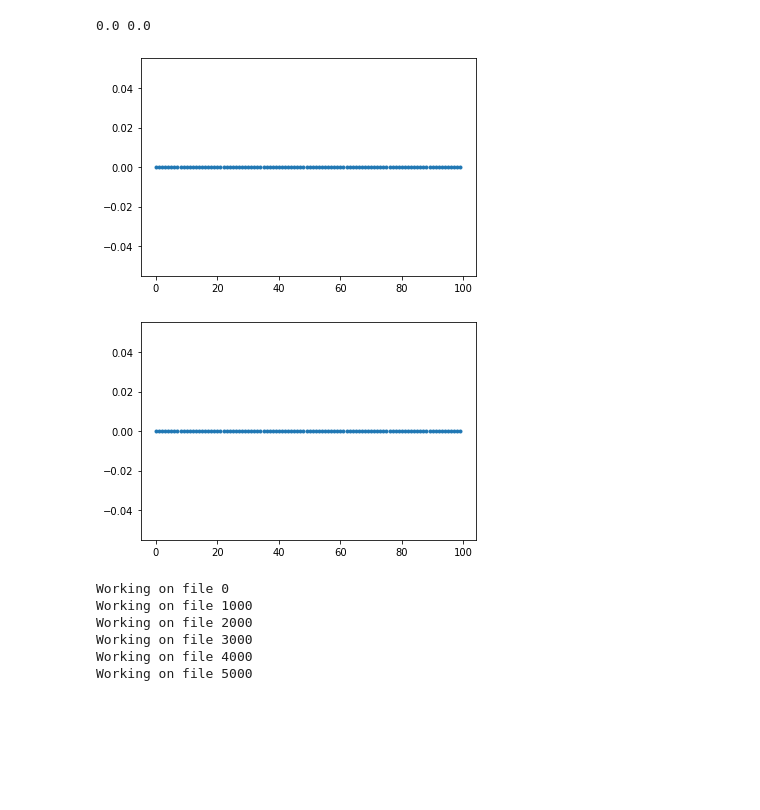
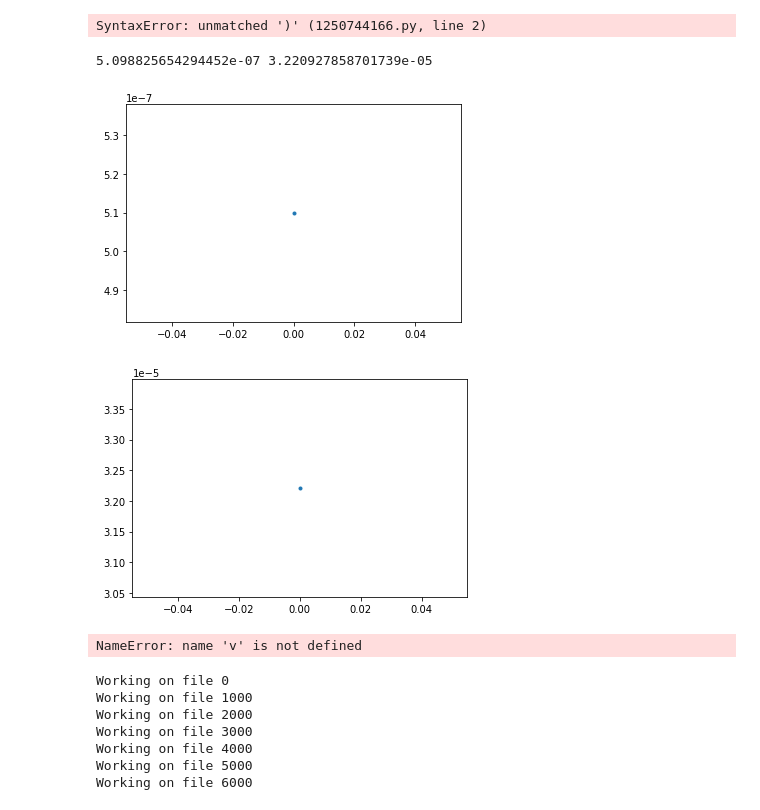
Before and after one commit to Moore-Lab/composite_DM, a Jupyter notebook: radon/radon_spectrum.ipynb, the cells around one changed output. Drawn from its saved outputs; the diff is of its cells as text; code cells hidden in the pictures; blank space fills up the shorter version.

Commit message:
Update for analysis of data with PD in small nipple

```diff
--- a/radon/radon_spectrum.ipynb
+++ b/radon/radon_spectrum.ipynb
@@ -8,5 +8,6 @@ from scipy.optimize import curve_fit
 # %%
-data_path = "/Volumes/GoogleDrive-108630187434314716047/My Drive/yale/uspheres/radon/5/"
+#data_path = "/Volumes/GoogleDrive-108630187434314716047/My Drive/yale/uspheres/radon/5/"
+data_path = "/Volumes/GoogleDrive-108630187434314716047/My Drive/yale/uspheres/impulse/radon/radon_in_nipple_6mbar/"
 flist = glob(data_path + "Alpha*.h5")
 
 Fs = 125e6/8 ## Hz, decimation factor 8
@@ -30,14 +31,14 @@ def create_trap_filt(Fs, trise, ttop):
 def trap_filt(y, temp):
     return np.convolve(y, temp, mode='same')
 # %%
-def ffn(x, A, t0, rt=2.7976149071029696e-07, ft=1.533437162044799e-05):
+def ffn(x, A, t0, rt=6.56e-07, ft=3.16e-05):
     xx = x-t0
-    xx[xx < 0] = 0
+    xx[xx <= 0] = 0
     out_vec = A*np.exp(-xx/ft)*(1-np.exp(-xx/rt))
     out_vec[x < t0] = 0
     return out_vec
 # %%
-def make_template_pulse(flist, npulses):
+def make_template_pulse(flist, npulses, make_plot=False):
 
     fit_vec = np.zeros( (npulses, 4) )
     for i,f in enumerate(flist[:npulses]):
@@ -46,8 +47,17 @@ def make_template_pulse(flist, npulses):
 
         t, v = np.array(currf['time']), np.array(currf['voltage'])
 
-        spars = [-5,1e-6,10e-6,4e-4]
+        spars = [-2,4.6e-4,6e-7,3e-5]
+
+        if(make_plot):
+            plt.figure()
+            plt.plot(t,v)
+            plt.plot(t, ffn(t, *spars), 'g')
+
         bp,_ = curve_fit(ffn, t, v, p0=spars)
+
+        if(make_plot):
+            plt.plot(t, ffn(t, *bp), 'r')
 
         fit_vec[i,:] = bp
 
@@ -56,0 +90,5 @@ bp = make_template_pulse(flist, 100)
+# %%
+bp = make_template_pulse(flist, 1, make_plot=True)
+print(bp)
+
+etemp = make_empirical_template(flist, 5000, make_plot=True)
@@ -57,17 +99,31 @@ bp = make_template_pulse(flist, 100)
+# %%
+def emp_ffn(A, y, model, t0):
+    chi2 = np.sum( (y - A*np.roll(model,t0))**2 )
+    return chi2
+# %% [output]
+SyntaxError: unmatched ')' (1250744166.py, line 2)
 # %%
 
 
 plt.figure()
-plt.plot(bp[:,1], '.')
+plt.plot(bp[:,2], '.')
 
 plt.figure()
-plt.plot(bp[:,2], '.')
+plt.plot(bp[:,3], '.')
 
-print(np.median(bp[:,1]), np.median(bp[:,2]))
+print(np.median(bp[:,2]), np.median(bp[:,3]))
 # %% [output]
-0.0 0.0
+5.098825654294452e-07 3.220927858701739e-05
-[figure, old version]
+[figure, new version]
-[figure, old version]
+[figure, new version]
+# %%
+res = minimize(emp_ffn,[-1,0], args=(v,etemp))
+print(res)
+plt.figure()
+plt.plot(v)
+plt.plot(-1*np.roll(etemp,0))
+# %% [output]
+NameError: name 'v' is not defined
 # %%
 remake_file = True
 do_fit = True
@@ -81,6 +137,8 @@ for i,f in enumerate(flist):
     if( i % 1000 == 0): print("Working on file %d"%i)
 
     currf = h5py.File(f, 'r')
+
+    time = np.asarray(currf['communicate_time'])
 
     t, v = np.array(currf['time']), np.array(currf['voltage'])
 
@@ -100,6 +158,9 @@ for i,f in enumerate(flist):
             gpts = (t > t[p-300]) & (t > t[p+500])
             try:
                 bp,_ = curve_fit(ffn, t, v, p0=[v_trap_filt[p], t[p]])
+                #res = minimize(emp_ffn,-1, args=(v,etemp,bp[1]))
+                #bp = res.x
+                #chi2 = np.sum( (v[gpts] - ffn(t[gpts], *bp))**2 )
                 chi2 = np.sum( (v[gpts] - ffn(t[gpts], *bp))**2 )
             except:
                 bp = [0,0]
@@ -109,23 +170,17 @@ for i,f in enumerate(flist):
             chi2 = -1
 
         ## 0: filtered amplitude, 1: maximum of the derivative, 2: baseline, 3: fit amplitude, 4: fit chi2, 5: file index
-        filt_dat.append([v_trap_filt[p], max_deriv, bl, bp[0], chi2, i])
+        filt_dat.append([v_trap_filt[p], max_deriv, bl, bp[0], chi2, time, i])
 
         #ispo216 = (bp[0]>-3.65 and bp[0]< -3.6)
         if(False):
             print(chi2, np.polyval([10,-10,35], bp[0]))
-            plt.figure(figsize=(12,4))
-            plt.subplot(1,2,2)
+            plt.figure(figsize=(6,4))
             plt.plot(t,-v)
             plt.plot(t,v_trap_filt)
-            plt.plot(t, -ffn(t, *bp) )
+            #plt.plot(t, -bp[0]*np.roll(etemp,int(bp[1])))
+
             #plt.xlim(t[p-300], t[p+500])
-
-            plt.subplot(1,2,1)
-            currf = h5py.File(flist[i-1], 'r')
-            t, v = np.array(currf['time']), np.array(currf['voltage'])
-            plt.plot(t,-v)
-            plt.show()
 
 
 if(remake_file):
@@ -137,6 +192,7 @@ Working on file 2000
 Working on file 3000
 Working on file 4000
 Working on file 5000
+Working on file 6000
 # %%
 filt_dat = np.load("pulse_heights.npy")
 xx = np.linspace(0,-5,100)
```
Also changed, not shown: parts of 12 cells of this notebook.
